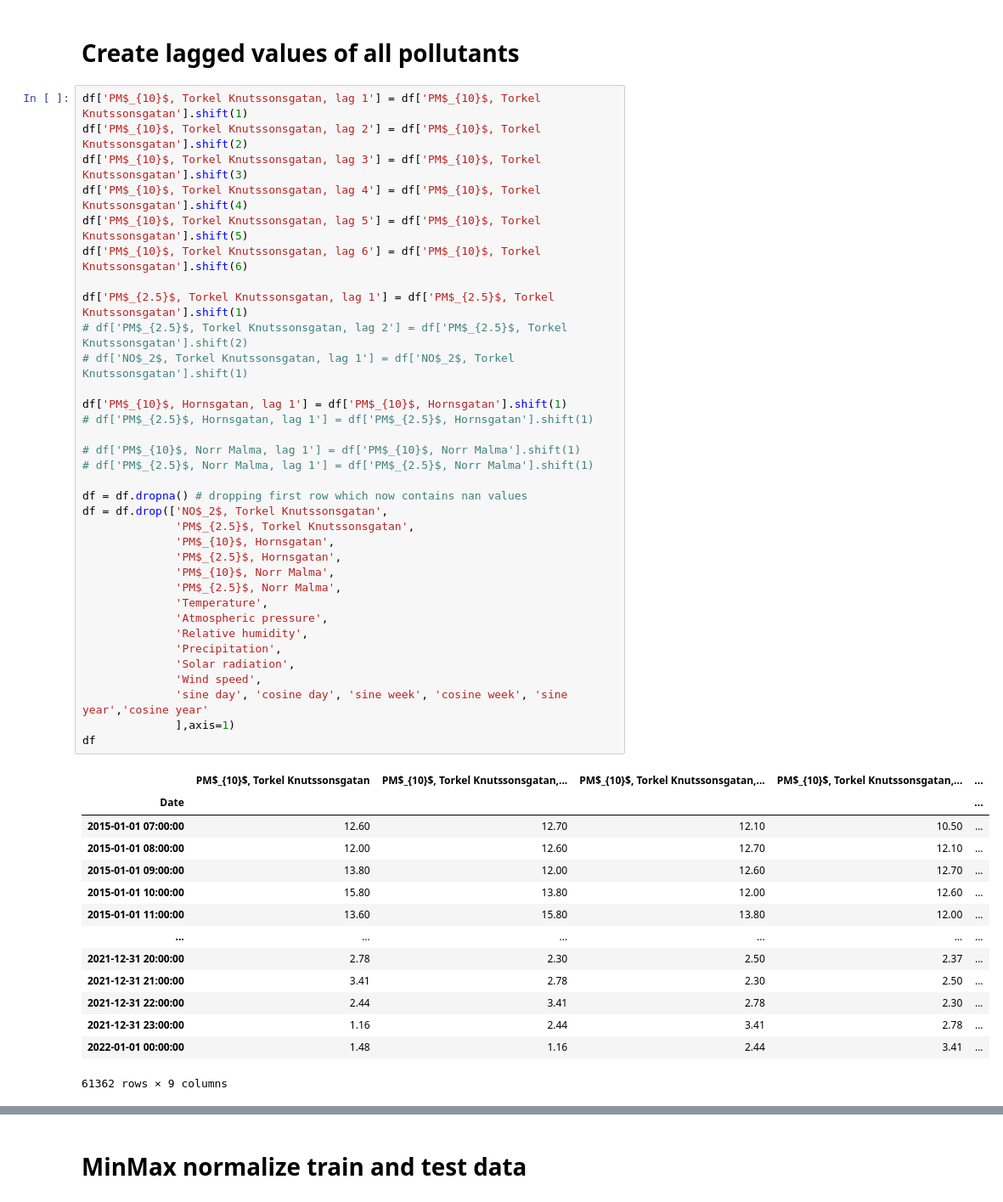
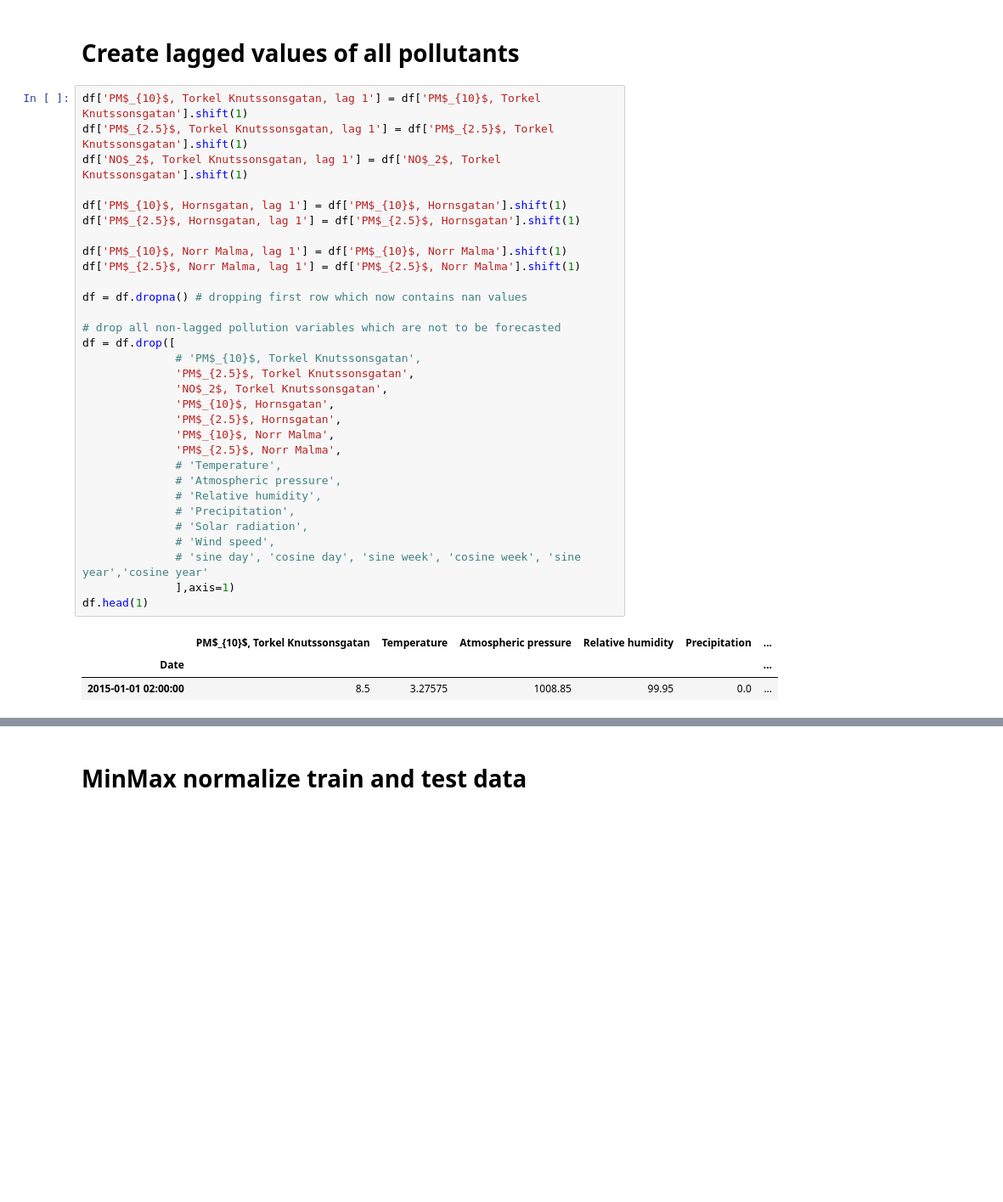
Before and after one commit to simoncarlen/forecasting_project, a Jupyter notebook: jupyter_notebooks/MLR_models.ipynb, the cells around one changed output, grey strips where cells are left out. Shown: that part at 85% size. Saved outputs shown, nothing was run; the diff lists cells and outputs as text; blank space fills up the shorter version.

```diff
--- a/jupyter_notebooks/MLR_models.ipynb
+++ b/jupyter_notebooks/MLR_models.ipynb
@@ -33,51 +50,37 @@ df = df.set_index('Date')
 # Create lagged values of all pollutants
 # %%
 df['PM$_{10}$, Torkel Knutssonsgatan, lag 1'] = df['PM$_{10}$, Torkel Knutssonsgatan'].shift(1)
-df['PM$_{10}$, Torkel Knutssonsgatan, lag 2'] = df['PM$_{10}$, Torkel Knutssonsgatan'].shift(2)
-df['PM$_{10}$, Torkel Knutssonsgatan, lag 3'] = df['PM$_{10}$, Torkel Knutssonsgatan'].shift(3)
-df['PM$_{10}$, Torkel Knutssonsgatan, lag 4'] = df['PM$_{10}$, Torkel Knutssonsgatan'].shift(4)
-df['PM$_{10}$, Torkel Knutssonsgatan, lag 5'] = df['PM$_{10}$, Torkel Knutssonsgatan'].shift(5)
-df['PM$_{10}$, Torkel Knutssonsgatan, lag 6'] = df['PM$_{10}$, Torkel Knutssonsgatan'].shift(6)
-
 df['PM$_{2.5}$, Torkel Knutssonsgatan, lag 1'] = df['PM$_{2.5}$, Torkel Knutssonsgatan'].shift(1)
-# df['PM$_{2.5}$, Torkel Knutssonsgatan, lag 2'] = df['PM$_{2.5}$, Torkel Knutssonsgatan'].shift(2)
-# df['NO$_2$, Torkel Knutssonsgatan, lag 1'] = df['NO$_2$, Torkel Knutssonsgatan'].shift(1)
+df['NO$_2$, Torkel Knutssonsgatan, lag 1'] = df['NO$_2$, Torkel Knutssonsgatan'].shift(1)
 
 df['PM$_{10}$, Hornsgatan, lag 1'] = df['PM$_{10}$, Hornsgatan'].shift(1)
-# df['PM$_{2.5}$, Hornsgatan, lag 1'] = df['PM$_{2.5}$, Hornsgatan'].shift(1)
+df['PM$_{2.5}$, Hornsgatan, lag 1'] = df['PM$_{2.5}$, Hornsgatan'].shift(1)
 
-# df['PM$_{10}$, Norr Malma, lag 1'] = df['PM$_{10}$, Norr Malma'].shift(1)
-# df['PM$_{2.5}$, Norr Malma, lag 1'] = df['PM$_{2.5}$, Norr Malma'].shift(1)
+df['PM$_{10}$, Norr Malma, lag 1'] = df['PM$_{10}$, Norr Malma'].shift(1)
+df['PM$_{2.5}$, Norr Malma, lag 1'] = df['PM$_{2.5}$, Norr Malma'].shift(1)
 
 df = df.dropna() # dropping first row which now contains nan values
-df = df.drop(['NO$_2$, Torkel Knutssonsgatan',
+
+# drop all non-lagged pollution variables which are not to be forecasted
+df = df.drop([
+              # 'PM$_{10}$, Torkel Knutssonsgatan',
               'PM$_{2.5}$, Torkel Knutssonsgatan',
+              'NO$_2$, Torkel Knutssonsgatan',
               'PM$_{10}$, Hornsgatan',
               'PM$_{2.5}$, Hornsgatan',
               'PM$_{10}$, Norr Malma',
               'PM$_{2.5}$, Norr Malma',
-              'Temperature',
-              'Atmospheric pressure',
-              'Relative humidity',
-              'Precipitation',
-              'Solar radiation',
-              'Wind speed',
-              'sine day', 'cosine day', 'sine week', 'cosine week', 'sine year','cosine year'
+              # 'Temperature',
+              # 'Atmospheric pressure',
+              # 'Relative humidity',
+              # 'Precipitation',
+              # 'Solar radiation',
+              # 'Wind speed',
+              # 'sine day', 'cosine day', 'sine week', 'cosine week', 'sine year','cosine year'
               ],axis=1)
-df
+df.head(1)
 # %% [output]
-|  | PM$_{10}$, Torkel Knutssonsgatan | PM$_{10}$, Torkel Knutssonsgatan,... | PM$_{10}$, Torkel Knutssonsgatan,... | PM$_{10}$, Torkel Knutssonsgatan,... | ... |
-| Date |  |  |  |  | ... |
-| 2015-01-01 07:00:00 | 12.60 | 12.70 | 12.10 | 10.50 | ... |
-| 2015-01-01 08:00:00 | 12.00 | 12.60 | 12.70 | 12.10 | ... |
-| 2015-01-01 09:00:00 | 13.80 | 12.00 | 12.60 | 12.70 | ... |
-| 2015-01-01 10:00:00 | 15.80 | 13.80 | 12.00 | 12.60 | ... |
-| 2015-01-01 11:00:00 | 13.60 | 15.80 | 13.80 | 12.00 | ... |
-| ... | ... | ... | ... | ... | ... |
-| 2021-12-31 20:00:00 | 2.78 | 2.30 | 2.50 | 2.37 | ... |
-| 2021-12-31 21:00:00 | 3.41 | 2.78 | 2.30 | 2.50 | ... |
-| 2021-12-31 22:00:00 | 2.44 | 3.41 | 2.78 | 2.30 | ... |
-| 2021-12-31 23:00:00 | 1.16 | 2.44 | 3.41 | 2.78 | ... |
-| 2022-01-01 00:00:00 | 1.48 | 1.16 | 2.44 | 3.41 | ... |
+|  | PM$_{10}$, Torkel Knutssonsgatan | Temperature | Atmospheric pressure | Relative humidity | Precipitation | ... |
+| Date |  |  |  |  |  | ... |
+| 2015-01-01 02:00:00 | 8.5 | 3.27575 | 1008.85 | 99.95 | 0.0 | ... |
-61362 rows × 9 columns
 # %%
```
Also changed, not shown: parts of 31 cells of this notebook, 10 other files.
